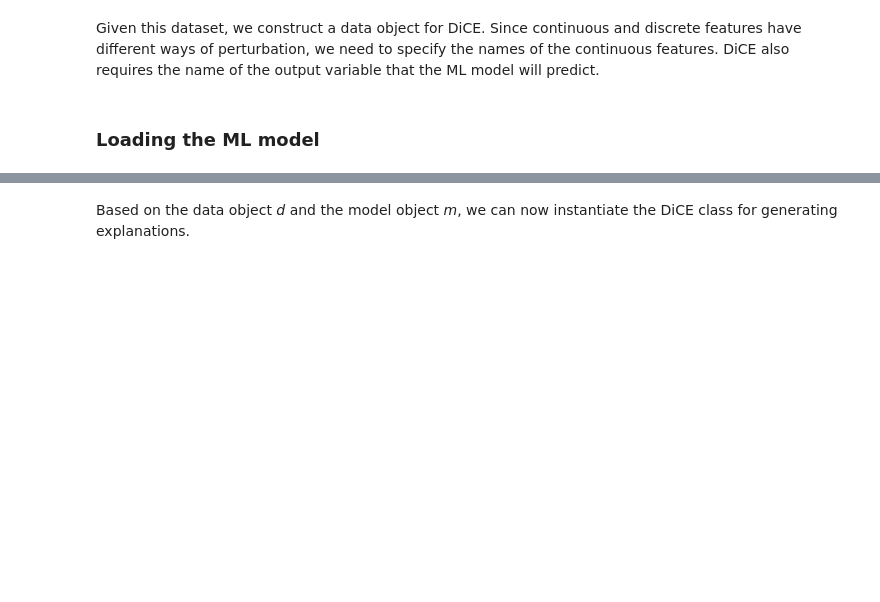
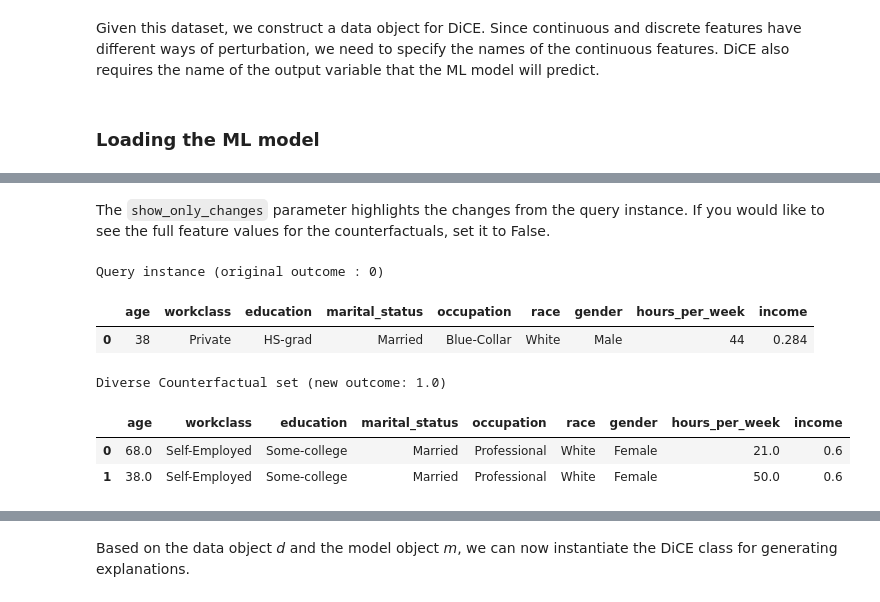
Before and after one commit to interpretml/DiCE, a Jupyter notebook: docs/source/notebooks/DiCE_getting_started.ipynb, the cells around one changed output, grey strips where cells are left out. Saved outputs shown, nothing was run; the diff lists cells and outputs as text; code cells hidden in the pictures; blank space fills up the shorter version.

```diff
--- a/docs/source/notebooks/DiCE_getting_started.ipynb
+++ b/docs/source/notebooks/DiCE_getting_started.ipynb
@@ -53,0 +116,12 @@ The variable *backend* below indicates the implementation type of DiCE we want t
+# %% [markdown]
+The `show_only_changes` parameter highlights the changes from the query instance. If you would like to see the full feature values for the counterfactuals, set it to False.
+# %%
+e1.visualize_as_dataframe(show_only_changes=False)
+# %% [output]
+Query instance (original outcome : 0)
+|  | age | workclass | education | marital_status | occupation | race | gender | hours_per_week | income |
+| 0 | 38 | Private | HS-grad | Married | Blue-Collar | White | Male | 44 | 0.284 |
+Diverse Counterfactual set (new outcome: 1.0)
+|  | age | workclass | education | marital_status | occupation | race | gender | hours_per_week | income |
+| 0 | 68.0 | Self-Employed | Some-college | Married | Professional | White | Female | 21.0 | 0.6 |
+| 1 | 38.0 | Self-Employed | Some-college | Married | Professional | White | Female | 50.0 | 0.6 |
```
Also changed, not shown: parts of 48 cells of this notebook, 6 other files.
